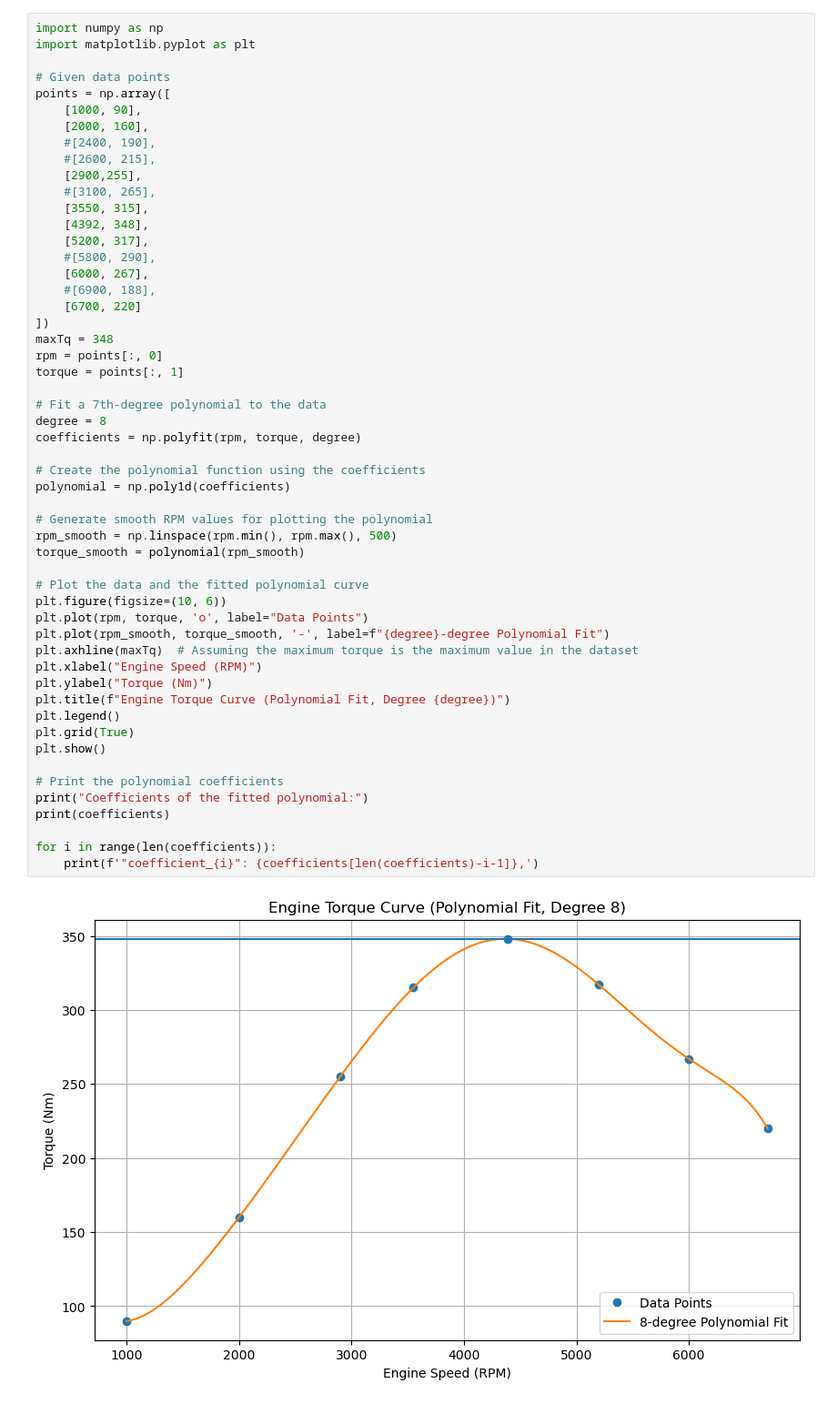
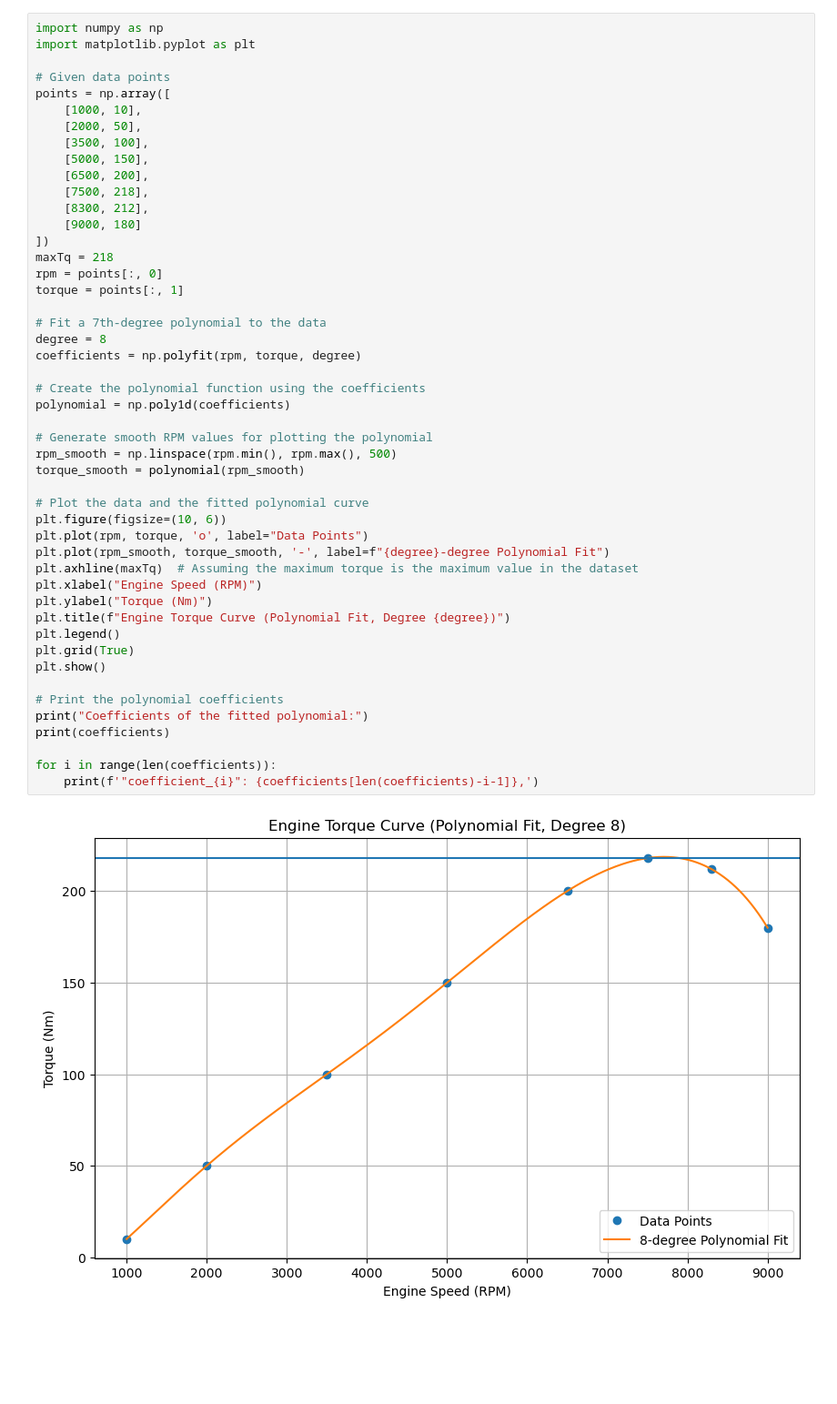
Before and after one commit to vougioukakis/car-acceleration-app, a Jupyter notebook: tools/torque_curve_generator.ipynb, the cells around one changed output. Shown at 91% size. Drawn from its saved outputs; the diff is of its cells as text; blank space fills up the shorter version.

```diff
--- a/tools/torque_curve_generator.ipynb
+++ b/tools/torque_curve_generator.ipynb
@@ -4,53 +4,48 @@ import matplotlib.pyplot as plt
 
 # Given data points
 points = np.array([
-    [1000, 90],
-    [2000, 160],
-    #[2400, 190],
-    #[2600, 215],
-    [2900,255],
-    #[3100, 265],
-    [3550, 315],
-    [4392, 348],
-    [5200, 317],
-    #[5800, 290],
-    [6000, 267],
-    #[6900, 188],
-    [6700, 220]
+    [1000, 10],
+    [2000, 50],
+    [3500, 100],
+    [5000, 150],
+    [6500, 200],
+    [7500, 218],
+    [8300, 212],
+    [9000, 180]
 ])
-maxTq = 348
+maxTq = 218
 rpm = points[:, 0]
 torque = points[:, 1]
 
 # Fit a 7th-degree polynomial to the data
 degree = 8
 coefficients = np.polyfit(rpm, torque, degree)
 
 # Create the polynomial function using the coefficients
 polynomial = np.poly1d(coefficients)
 
 # Generate smooth RPM values for plotting the polynomial
 rpm_smooth = np.linspace(rpm.min(), rpm.max(), 500)
 torque_smooth = polynomial(rpm_smooth)
 
 # Plot the data and the fitted polynomial curve
 plt.figure(figsize=(10, 6))
 plt.plot(rpm, torque, 'o', label="Data Points")
 plt.plot(rpm_smooth, torque_smooth, '-', label=f"{degree}-degree Polynomial Fit")
 plt.axhline(maxTq)  # Assuming the maximum torque is the maximum value in the dataset
 plt.xlabel("Engine Speed (RPM)")
 plt.ylabel("Torque (Nm)")
 plt.title(f"Engine Torque Curve (Polynomial Fit, Degree {degree})")
 plt.legend()
 plt.grid(True)
 plt.show()
 
 # Print the polynomial coefficients
 print("Coefficients of the fitted polynomial:")
 print(coefficients)
 
 for i in range(len(coefficients)):
     print(f'"coefficient_{i}": {coefficients[len(coefficients)-i-1]},')
 # %% [output]
-[figure, old version]
+[figure, new version]
 Coefficients of the fitted polynomial:
```
Also changed, not shown: parts of 1 cell of this notebook, 5 other files.
